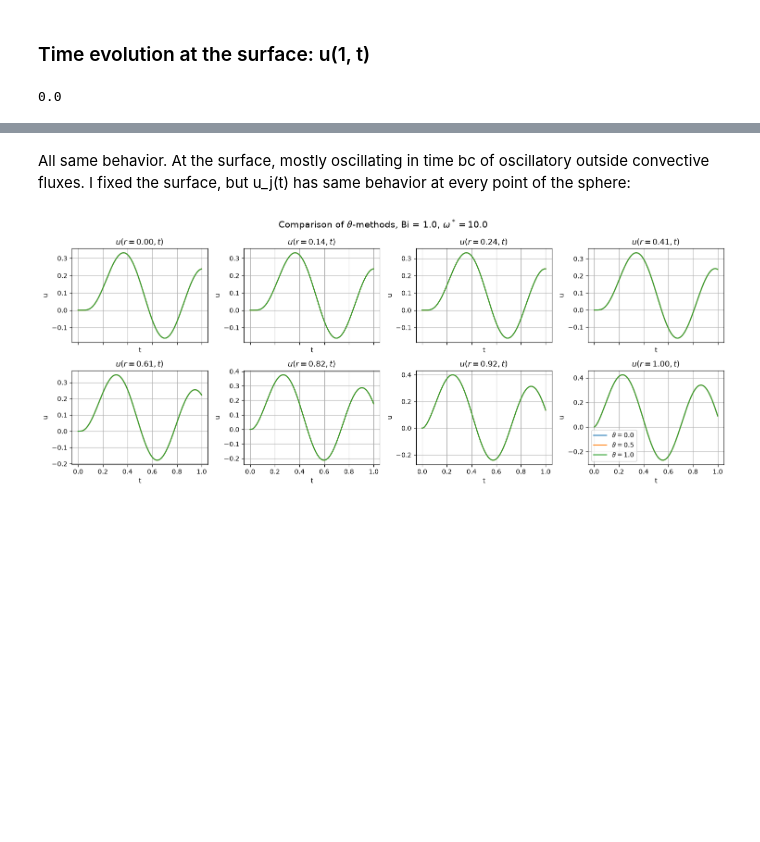
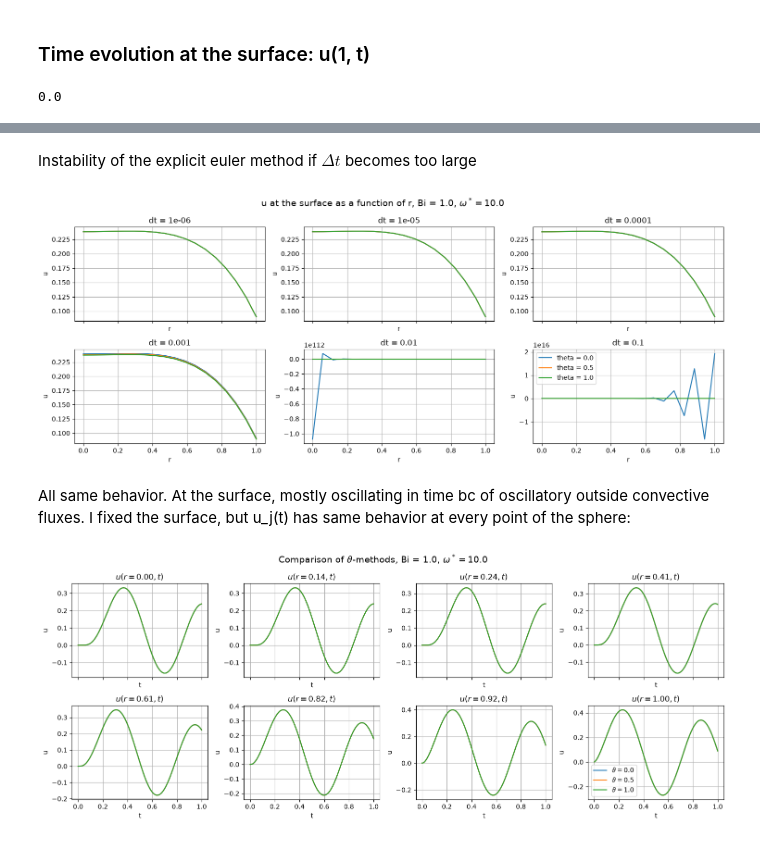
Before and after one commit to claramont/scicomp-code, a Jupyter notebook: Ex_1e.ipynb, the cells around one changed output, grey strips where cells are left out. Cells and saved outputs as stored; diff of their text form; code cells hidden in the pictures; blank space fills up the shorter version.

```diff
--- a/Ex_1e.ipynb
+++ b/Ex_1e.ipynb
@@ -53,3 +62,35 @@ plt.show()
+# %% [markdown]
+Instability of the explicit euler method if $\Delta t$ becomes too large
+# %%
+# stability : dt <= dx^2
+Bi = 1.0
+omega = 10.0
+dt_values = [1e-6, 1e-5, 1e-4, 1e-3, 1e-2, 0.1]
+t_end = 1.0
+
+fig, axes = plt.subplots(2, 3, figsize=(15, 6), sharex=True)
+axes = axes.ravel()
+for theta in [0.0, 0.5, 1.0]:
+    for k, dt in enumerate(dt_values):
+        ax = axes[k]
+        solver = SphericalHeatCondSolver(N, dt, Bi, omega, theta, t_end)
+        times, r, U = solver.solve()
+
+        ax.plot(r, U[-1, :], label=f"theta = {theta}")
+        ax.set_title(fr"dt = {dt}")
+        ax.set_xlabel("r")
+        ax.set_ylabel("u")
+        ax.grid(True)
+
+fig.suptitle(
+    fr"u at the surface as a function of r, Bi = {Bi}, $\omega^* = {omega}$",
+    fontsize=14
+)
+plt.legend()
+plt.tight_layout()
+plt.show()
+# %% [output]
+[figure, added]
 # %% [markdown]
 All same behavior. At the surface, mostly oscillating in time bc of oscillatory outside convective fluxes.
 I fixed the surface, but u_j(t) has same behavior at every point of the sphere:
```
Also changed, not shown: parts of 9 cells of this notebook.
